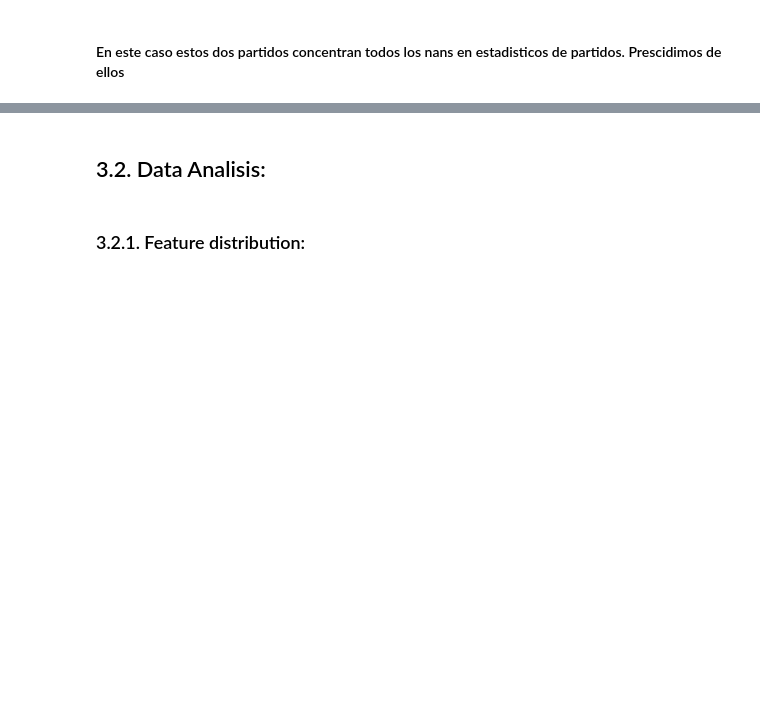
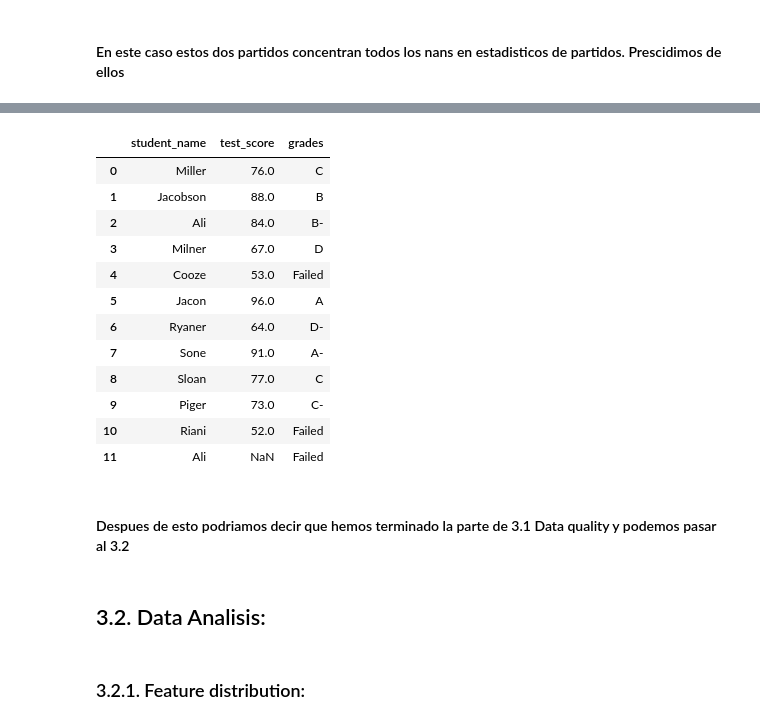
Before and after one commit to ISANJUA/TFM_ML4sportsBets, a Jupyter notebook: 3. Feature Extraction, Transformations and Cleansing.ipynb, the cells around one changed output, grey strips where cells are left out. Cells and saved outputs as stored; diff of their text form; code cells hidden in the pictures; blank space fills up the shorter version.

```diff
--- a/3. Feature Extraction, Transformations and Cleansing.ipynb
+++ b/3. Feature Extraction, Transformations and Cleansing.ipynb
@@ -444,0 +603,4 @@ matches_2016sDWO[matches_2016sDWO['w_ace'].isnull()].head()
+# %%
+raw_data = {'student_name': ['Miller', 'Jacobson', 'Ali', 'Milner', 'Cooze', 'Jacon', 'Ryaner', 'Sone', 'Sloan', 'Piger', 'Riani', 'Ali'],
+        'test_score': [76, 88, 84, 67, 53, 96, 64, 91, 77, 73, 52, np.NaN]}
+df = pd.DataFrame(raw_data, columns = ['student_name', 'test_score'])
@@ -445,3 +668,21 @@ matches_2016sDWO[matches_2016sDWO['w_ace'].isnull()].head()
+# %%
+df
+# %% [output]
+|  | student_name | test_score | grades |
+| 0 | Miller | 76.0 | C |
+| 1 | Jacobson | 88.0 | B |
+| 2 | Ali | 84.0 | B- |
+| 3 | Milner | 67.0 | D |
+| 4 | Cooze | 53.0 | Failed |
+| 5 | Jacon | 96.0 | A |
+| 6 | Ryaner | 64.0 | D- |
+| 7 | Sone | 91.0 | A- |
+| 8 | Sloan | 77.0 | C |
+| 9 | Piger | 73.0 | C- |
+| 10 | Riani | 52.0 | Failed |
+| 11 | Ali | NaN | Failed |
+# %% [markdown]
+#### Despues de esto podriamos decir que hemos terminado la parte de 3.1 Data quality y podemos pasar al 3.2
 # %% [markdown]
 ## 3.2. Data Analisis:
 # %% [markdown]
```
Also changed, not shown: parts of 40 cells of this notebook.
